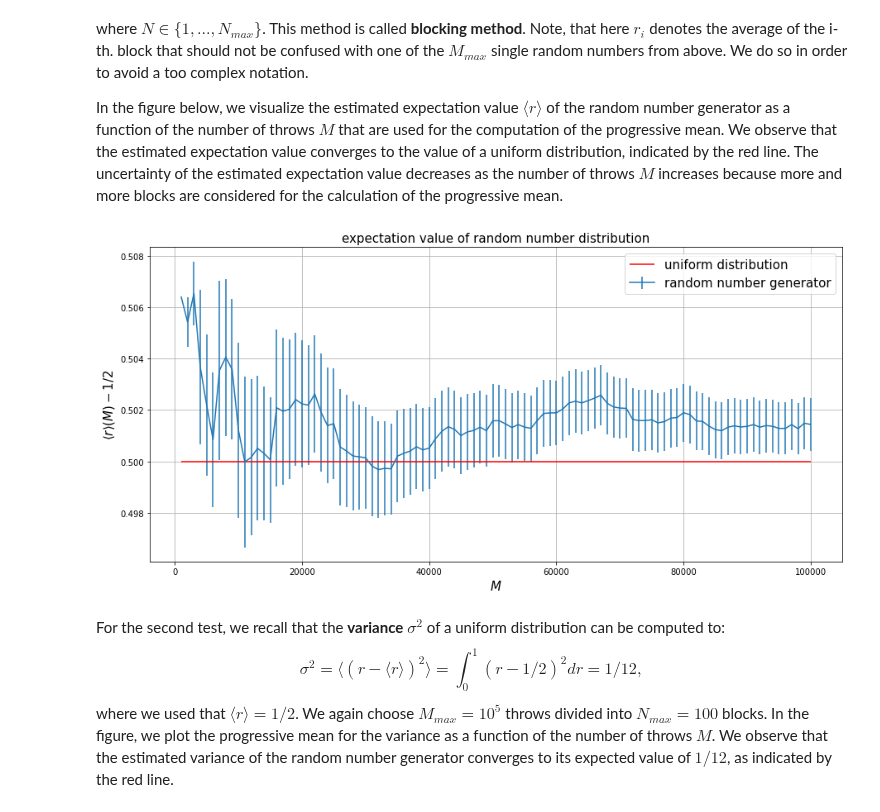
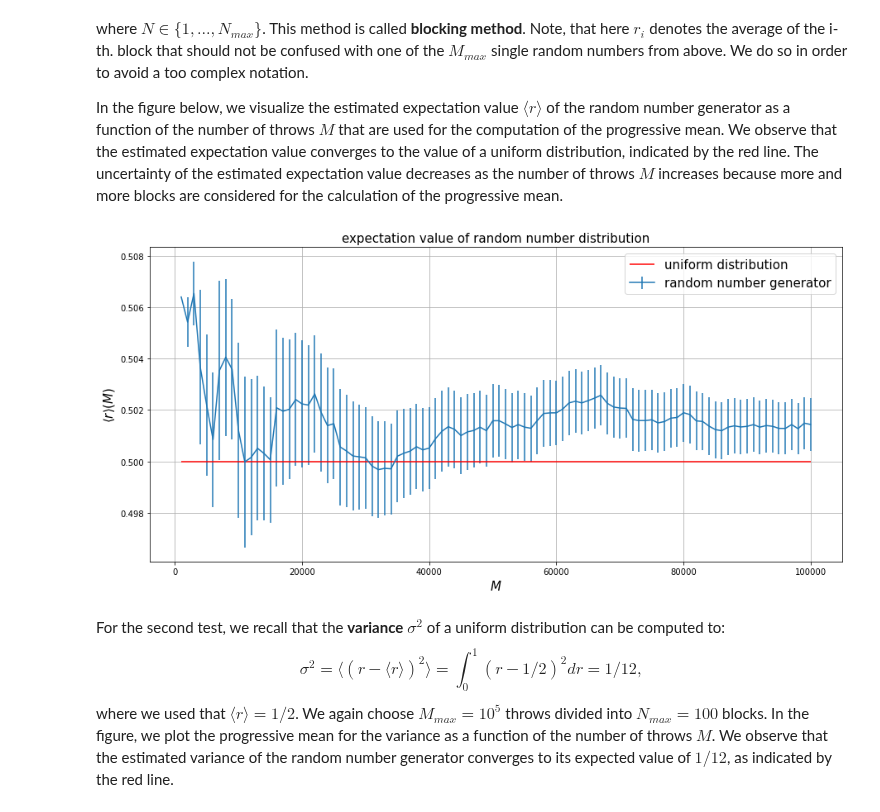
Before and after one commit to lukas-hermans/LSN_exercises, a Jupyter notebook: ex1/LSN_Exercises_01.ipynb, the cells around one changed output. Saved outputs shown, nothing was run; the diff lists cells and outputs as text; code cells hidden in the pictures.

```diff
--- a/ex1/LSN_Exercises_01.ipynb
+++ b/ex1/LSN_Exercises_01.ipynb
@@ -23,19 +23,19 @@ In the figure below, we visualize the estimated expectation value $\langle r \ra
 # %%
 import numpy as np
 import matplotlib.pyplot as plt
 
 plt.figure(figsize=(15, 7))
 M, r_mean, r_mean_error = np.loadtxt("data/r_vs_M.txt", delimiter=',', skiprows=1, unpack = 'True')
 plt.errorbar(M, r_mean, r_mean_error, label='random number generator')
 plt.hlines(0.5, min(M), max(M), color='r', label='uniform distribution')
 plt.xlabel(r"$M$", size=15)
-plt.ylabel(r"$\langle r \rangle(M) - 1/2$", size=15)
+plt.ylabel(r"$\langle r \rangle(M)$", size=15)
 plt.title("expectation value of random number distribution", size=15)
 plt.legend(fontsize=15)
 plt.grid()
 plt.show()
 # %% [output]
-[figure, old version]
+[figure, new version]
 # %% [markdown]
 For the second test, we recall that the **variance** $\sigma^2$ of a uniform distribution can be computed to:
 $$\sigma^2 = \langle (r - \langle r \rangle)^2 \rangle = \int_0^1 (r-1/2)^2 dr = 1/12,$$
```
Also changed, not shown: parts of 6 cells of this notebook, 12 other files.
